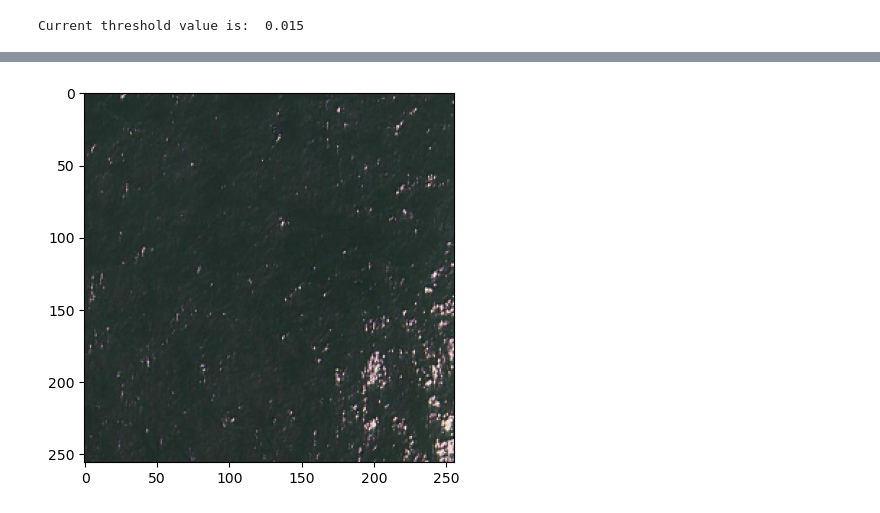
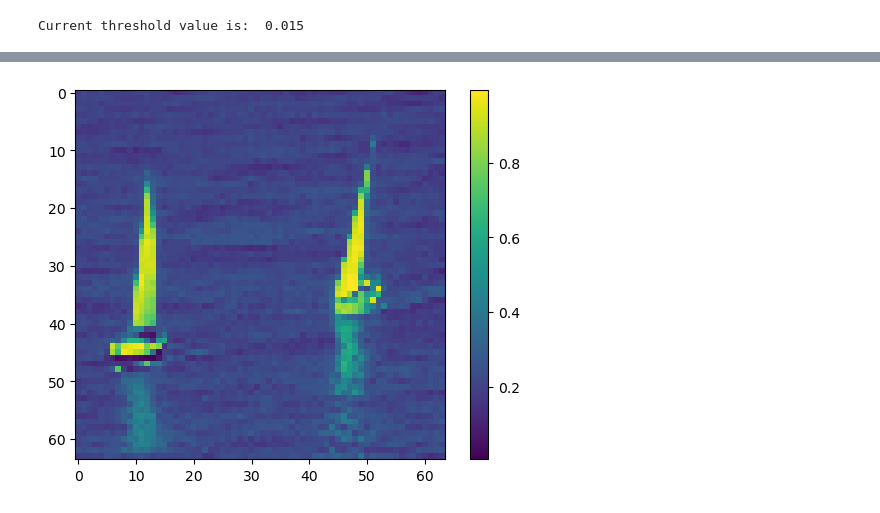
Before and after one commit to ahmadSum1/NTNU_mscThesis, a Jupyter notebook: 264_alibinet_outlier_detection_skb_smallNet.ipynb, the cells around one changed output, grey strips where cells are left out. Drawn from its saved outputs; the diff is of its cells as text; code cells hidden in the pictures.

Commit message:
fixed merge patches issues

```diff
--- a/264_alibinet_outlier_detection_skb_smallNet.ipynb
+++ b/264_alibinet_outlier_detection_skb_smallNet.ipynb
@@ -109,7 +108,9 @@ plt.imshow(merged_img.astype(np.uint8))
 [figure]
 [figure]
 # %%
-sizeBins = [128, 256, 512]
+# sizeBins = [128, 256, 512]
+sizeBins = [64, 128, 256]
+
 def resize_patch(path='/kaggle/input/anom-toy-sds-odv2v2/bad/21_jpg.rf.16764428da35866c0b12e3fea096447b.jpg', patchsize=64):
     img = cv2.imread(path)
     img = cv2.cvtColor(img, cv2.COLOR_BGR2RGB)
@@ -214,7 +215,7 @@ dataset = []  #Many ways to handle data, you can use pandas. Here, we are using
 def basicDataset(path="",size=64):
     dataset = []
     images = natsorted(os.listdir(path))
-    for i, image_name in enumerate(images[:20]):
+    for i, image_name in enumerate(images[:100]):
         # print (path+image_name)
         if (image_name.split('.')[-1] == 'jpg'):
             img_patches, indices = resize_patch(path+image_name, size)
@@ -394,7 +395,7 @@ history = od.fit(train,
                     cov_elbo=dict(sim=.05),
                     optimizer = adam,
                     epochs=2,
-                    batch_size=1,
+                    batch_size=16,
                     verbose=True)
 
 #Check the threshold value. Should be the same as defined before.
@@ -430,7 +431,8 @@ from alibi_detect.saving import load_detector
 # od = load_detector(filepath)
 # %%
 #Test our model on a bad image
-img_num = 90
+img_num = 1220
+# print(bad_dataset.shape)
 test_bad_image = bad_dataset[img_num].reshape(1, SIZE, SIZE, 3)
 # plt.imshow(test_bad_image[0])
 # plt.show()
@@ -439,69 +441,25 @@ test_bad_image_recon = test_bad_image_recon.numpy()
 # plt.imshow(test_bad_image_recon[0])
 # plt.show()
 
-test_bad_image_predict = od.predict(test_bad_image) #Returns a dictionary of data and metadata
+Y = od.predict(test_bad_image) #Returns a dictionary of data and metadata
 
 #Data dictionary contains the instance_score, feature_score, and whether it is an outlier or not.
 #Let u look at the values under the 'data' key in our output dictionary
-bad_image_instance_score = test_bad_image_predict['data']['instance_score'][0]
-print("The instance score is:", bad_image_instance_score)
+# bad_image_instance_score = test_bad_image_predict['data']['instance_score'][0]
+# print("The instance score is:", bad_image_instance_score)
 
-bad_image_feature_score = test_bad_image_predict['data']['feature_score'][0]
-# plt.imshow(bad_image_feature_score[:,:,0])   #channel 0 of detection mask
+Y_masks = Y['data']['feature_score']
+mask0 = Y_masks[0]
 
-# plt.show()
-print("Is this image an outlier (0 for NO and 1 for YES)?", test_bad_image_predict['data']['is_outlier'][0])
+print(Y_masks.shape)
+print(mask0.shape)
+
+plt.imshow(mask0[:,:,0])
+plt.colorbar()
+plt.show()
+print("Is this image an outlier (0 for NO and 1 for YES)?", Y['data']['is_outlier'][0])
 
 #You can also manually define the threshold based on your specific use case.
 # od.threshold = 0.002
 # print("Current threshld value is: ", od.threshold)
-
-#Let us check it for multiple images
-img_patches, indices = resize_patch("datasets/good/473_jpg.rf.f4bff0992b3f3744f67ad7d2e8cc2541.jpg")
-
-X_p = np.array(img_patches).astype('float32') / 255.
-print(X.shape)
-
-# # Run inference on CPU
-# with tf.device('/cpu:0'):
-od_preds_p = od.predict(X_p,
-                    outlier_type='instance',    # use 'feature' or 'instance' level
-                    return_feature_score=True,  # scores used to determine outliers
-                    return_instance_score=True)
-
-
-X = emp.merge_patches(img_patches, indices, mode='avg')
-od_preds = emp.merge_patches(od_preds_p['data']['feature_score'], indices, mode='min')
-
-
-plt.figure()
-plt.imshow(X.astype(np.uint8))
-
-plt.figure()
-plt.imshow(od_preds_p['data']['feature_score'][1][:,:,0].astype(np.uint8))
-# display
-od_preds_p['data']['feature_score'][1][:,:,0]
-plt.figure()
-plt.imshow(od_preds[:,:,0].astype(np.uint8))
-
-
-print(list(od_preds_p['data'].keys()))
-
-#Scatter plot of instance scores. using the built-in function for the scatterplot.
-target = np.ones(X.shape[2],).astype(int)  # Ground truth (all ones for bad images)
-labels = ['normal', 'outlier']
-# plot_instance_score(od_preds, target, labels, od.threshold) #pred, target, labels, threshold
-# plt.show()
-#Plot features for select images, using the built in function (plot_feature_outlier_image)
-X_recon = od.vae(X_p).numpy()
-plt.figure()
-plot_feature_outlier_image(od_preds_p,
-                           X_p,
-                           X_recon=X_recon,
-                           instance_ids=[0, 1, 2, 3, 4, 5, 6,7,8,9],  # pass a list with indices of instances to display
-                           max_instances=16,  # max nb of instances to display
-                           outliers_only=False)  # only show outlier predictions
-
-#######################################
-plt.show()
 # %% [output]
@@ -512 +468 @@ Is this image an outlier (0 for NO and 1 for YES)? 0
-[figure, old version]
+[figure, new version]
```
Also changed, not shown: parts of 11 cells of this notebook.
